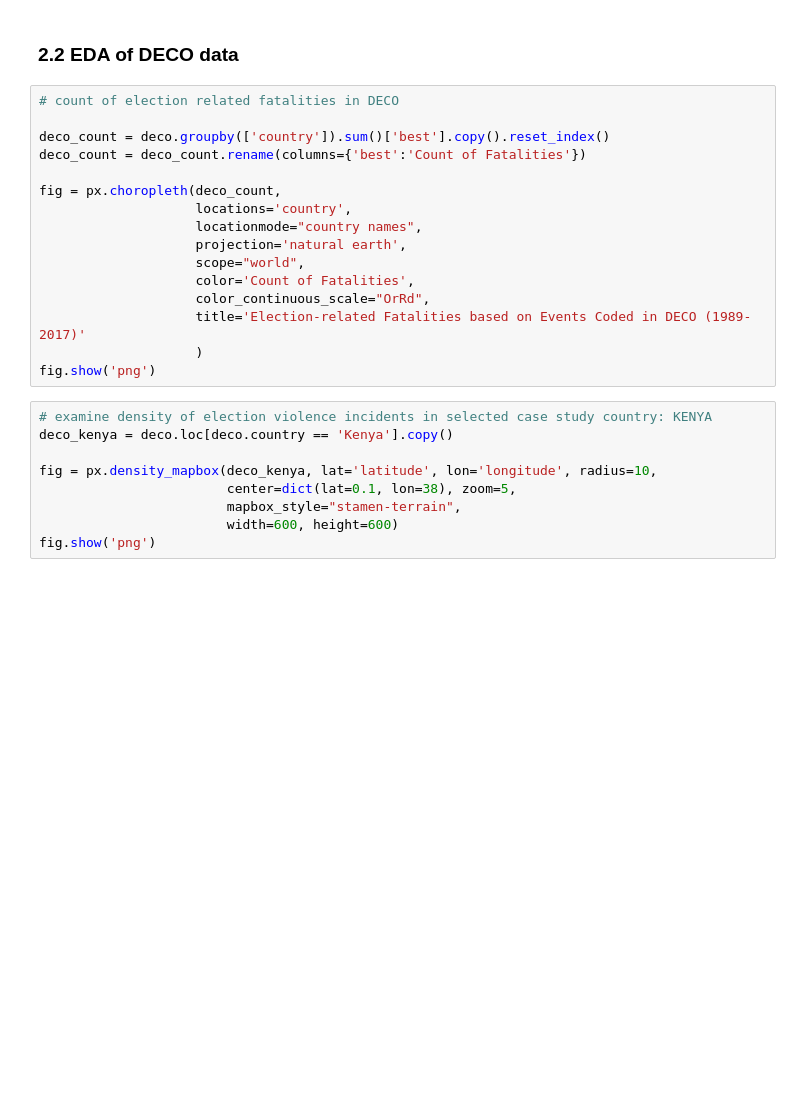
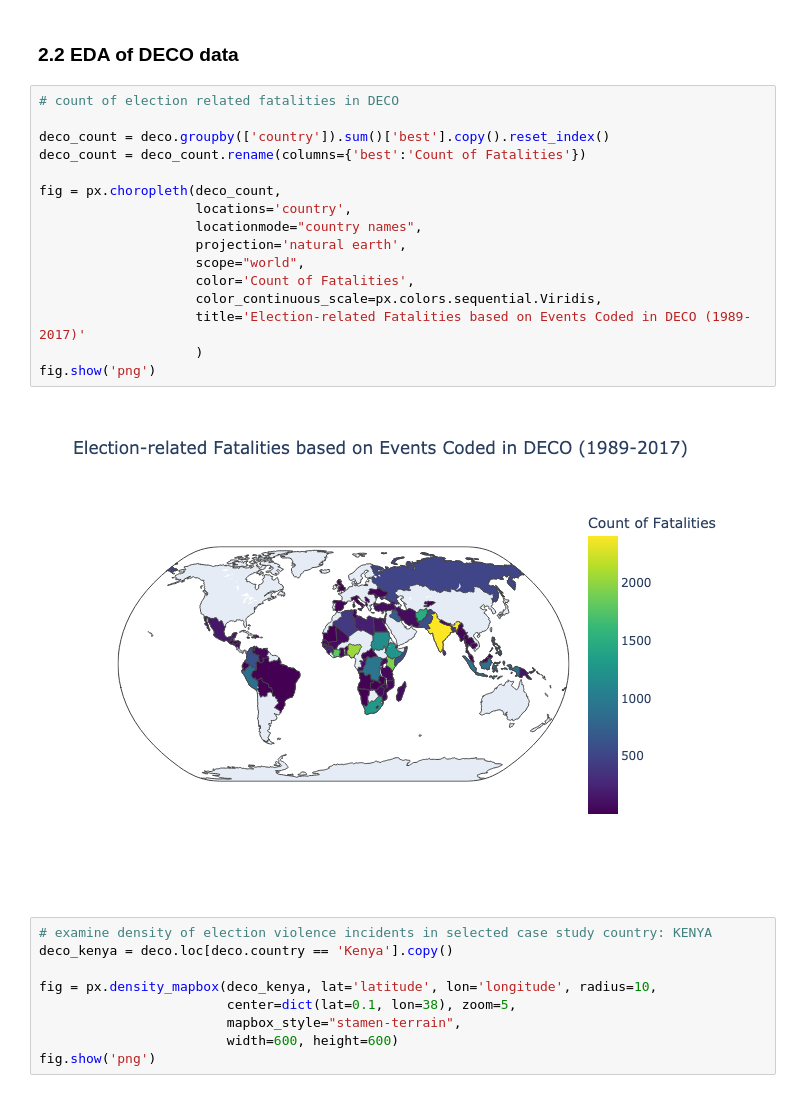
Before and after one commit to wsimpso1/election-violence-risks, a Jupyter notebook: WSimpson_OWID_DataScientist_CodeSnippet.ipynb, the cells around one changed output. Cells and saved outputs as stored; diff of their text form; blank space fills up the shorter version.

Commit message:
fix image rendering

```diff
--- a/WSimpson_OWID_DataScientist_CodeSnippet.ipynb
+++ b/WSimpson_OWID_DataScientist_CodeSnippet.ipynb
@@ -98,19 +98,21 @@ plt.show()
 # %%
 # count of election related fatalities in DECO
 
 deco_count = deco.groupby(['country']).sum()['best'].copy().reset_index()
 deco_count = deco_count.rename(columns={'best':'Count of Fatalities'})
 
 fig = px.choropleth(deco_count,
                     locations='country',
                     locationmode="country names",
                     projection='natural earth',
                     scope="world",
                     color='Count of Fatalities',
-                    color_continuous_scale="OrRd",
+                    color_continuous_scale=px.colors.sequential.Viridis,
                     title='Election-related Fatalities based on Events Coded in DECO (1989-2017)'
                     )
 fig.show('png')
+# %% [output]
+[figure, added]
 # %%
 # examine density of election violence incidents in selected case study country: KENYA
 deco_kenya = deco.loc[deco.country == 'Kenya'].copy()
```
